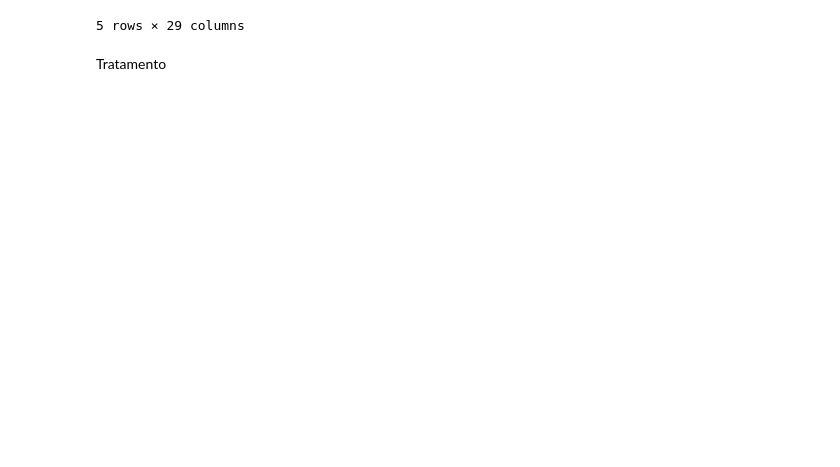
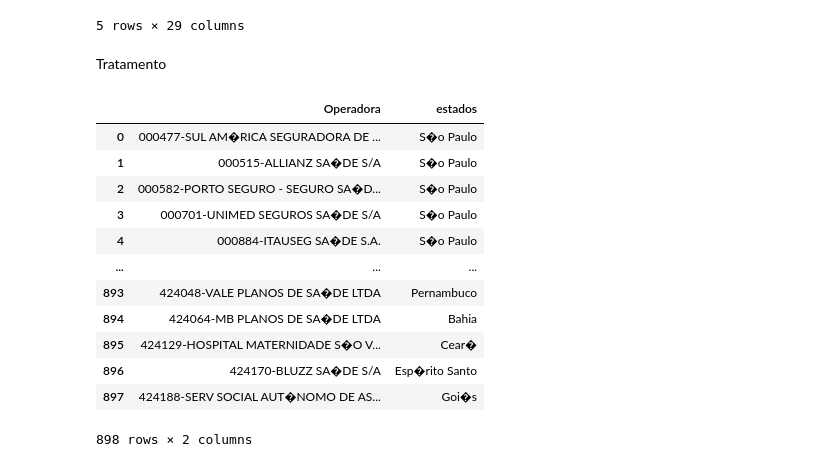
Before and after one commit to pedro-barbier/TF1-visualizacao-de-dados-Let-Me-Trial, a Jupyter notebook: dados_iniciais/Dados_das_operadoras_TabNet.ipynb, the cells around one changed output. Cells and saved outputs as stored; diff of their text form; code cells hidden in the pictures; blank space fills up the shorter version.

```diff
--- a/dados_iniciais/Dados_das_operadoras_TabNet.ipynb
+++ b/dados_iniciais/Dados_das_operadoras_TabNet.ipynb
@@ -48,5 +48,31 @@ df_dados_das_operadoras_tabnet.head()
 5 rows × 29 columns
 # %% [markdown]
 Tratamento
+# %%
+estados_cols = df_dados_das_operadoras_tabnet_novo.columns[1:-1]
+
+df_dados_das_operadoras_tabnet_novo['estados'] = df_dados_das_operadoras_tabnet_novo.apply(
+    lambda row: ', '.join([col for col in estados_cols if row[col] == 1]),
+    axis=1
+)
+
+df_dados_das_operadoras_tabnet_novo = df_dados_das_operadoras_tabnet_novo.drop(columns=estados_cols)
+df_dados_das_operadoras_tabnet_novo = df_dados_das_operadoras_tabnet_novo.drop(columns=['Total'])
+df_dados_das_operadoras_tabnet_novo = df_dados_das_operadoras_tabnet_novo[df_dados_das_operadoras_tabnet_novo['Operadora'] != 'Total']
+df_dados_das_operadoras_tabnet_novo
+# %% [output]
+|  | Operadora | estados |
+| 0 | 000477-SUL AM�RICA SEGURADORA DE ... | S�o Paulo |
+| 1 | 000515-ALLIANZ SA�DE S/A | S�o Paulo |
+| 2 | 000582-PORTO SEGURO - SEGURO SA�D... | S�o Paulo |
+| 3 | 000701-UNIMED SEGUROS SA�DE S/A | S�o Paulo |
+| 4 | 000884-ITAUSEG SA�DE S.A. | S�o Paulo |
+| ... | ... | ... |
+| 893 | 424048-VALE PLANOS DE SA�DE LTDA | Pernambuco |
+| 894 | 424064-MB PLANOS DE SA�DE LTDA | Bahia |
+| 895 | 424129-HOSPITAL MATERNIDADE S�O V... | Cear� |
+| 896 | 424170-BLUZZ SA�DE S/A | Esp�rito Santo |
+| 897 | 424188-SERV SOCIAL AUT�NOMO DE AS... | Goi�s |
+898 rows × 2 columns
 # %%
 df_dados_das_operadoras_tabnet_novo.to_csv('../dados_tratados/Dados_das_operadoras_TabNet_tratado.csv', index=False)
```
Also changed, not shown: 5 other files.
